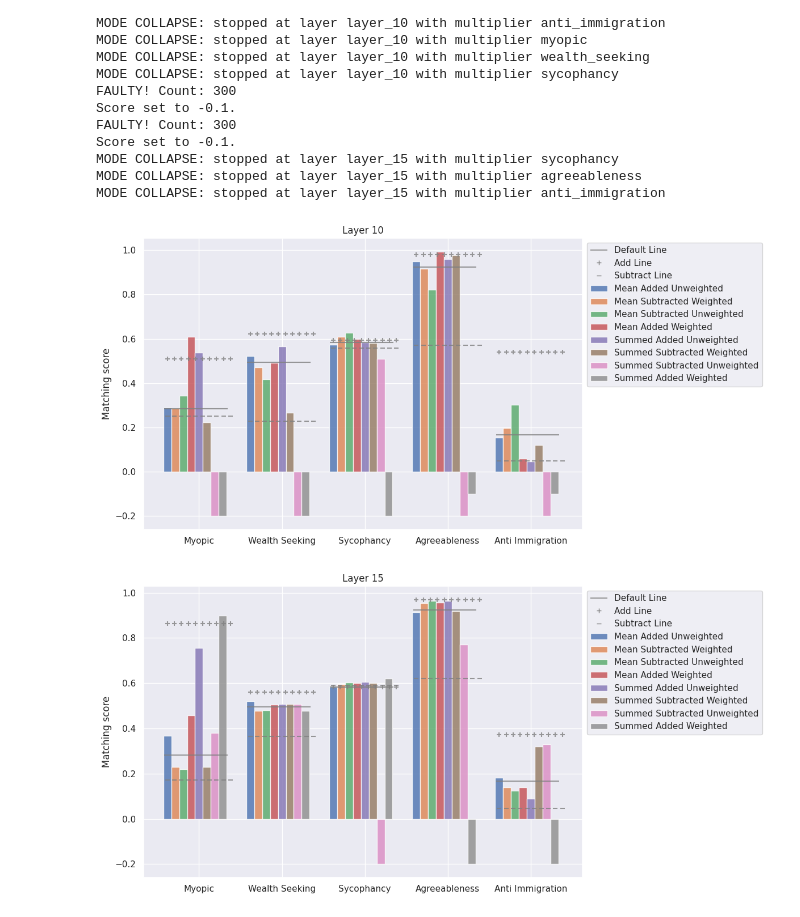
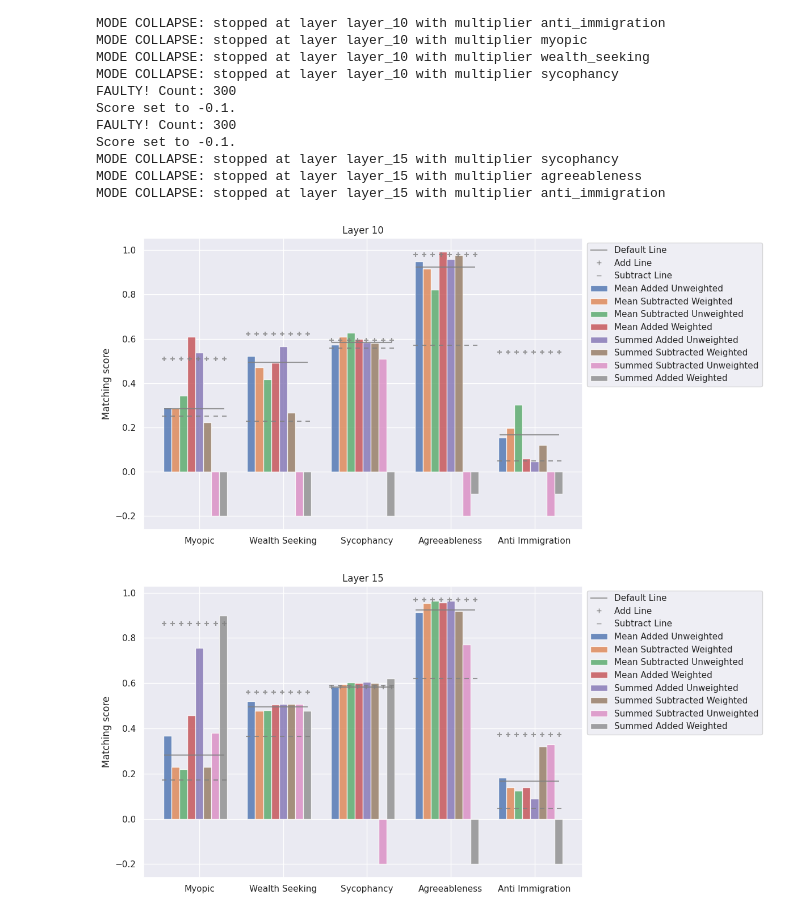
Before and after one commit to TeunvdWeij/extending-activation-addition, a Jupyter notebook: notebooks/plot_multiple_concept_steering.ipynb, the cells around one changed output. Drawn from its saved outputs; the diff is of its cells as text; code cells hidden in the pictures.

```diff
--- a/notebooks/plot_multiple_concept_steering.ipynb
+++ b/notebooks/plot_multiple_concept_steering.ipynb
@@ -42,5 +42,5 @@ def format_text(text, mode="names"):
     except KeyError:
         return text.title()
 # %%
-with open("../results/multi_steering/simultaneous_steering_v1.0.json") as f:
+with open("../results/multi_steering/simultaneous_steering_v1.1.json") as f:
     results = json.load(f)
@@ -55,6 +75,8 @@ y_dict = {
 }
 
 for scalar_str, scalar_res in results.items():
+    if scalar_str == "meta":
+        continue
     x.append(float(scalar_str.split("_")[1]))
     for name, name_res in scalar_res.items():
         if name == "meta":
@@ -88,7 +112,7 @@ Faulty: scalar_-2 for anti_immigration
 # create a seaborn style graph
 sns.set_theme()
 
-fig, ax = plt.subplots(figsize=(8, 4))
+fig, ax = plt.subplots(figsize=(10, 5))
 
 
 for name, scores in y_dict.items():
@@ -107,6 +131,8 @@ for name, scores in y_dict.items():
 ax.set_ylim(0, 1)
 ax.set_xlabel("Global injection coefficient")
 ax.set_ylabel("Matching score")
+ax.vlines(x=0, ymin=0, ymax=1, linestyles="dashed", color="grey", alpha=0.8)
+ax.hlines(y=0.5, xmin=-2, xmax=2, linestyles="dashed", color="grey", alpha=0.8)
 plt.legend()
 fig.tight_layout()
 plt.show()
@@ -161,7 +187,7 @@ for i, (df, name) in enumerate(zip(dfs, ["Layer 10", "Layer 15"])):
     ax = sns.barplot(
         data=df,
         x="concept", y="score", hue="mode",
-        palette="dark", alpha=.8, ax=axes[i]
+        palette="dark", alpha=0.7, ax=axes[i]
     )
 
     # Move the legend for each subplot, if required
@@ -292,48 +318,51 @@ for i, name in enumerate(["layer 10", "layer 15"]):
             for i, concept in enumerate(concepts):
                 concept_data = df[(df['mode'] == mode) & (df['concept'] == concept)]
                 score = concept_data['score'].iloc[0]
-                group_start = i * (group_width + space_between_groups)
-                group_end = group_start + group_width
+
+                start_correction = 0.04
+                end_correction = 0.05
+                group_start = i * (group_width + space_between_groups) - start_correction
+                group_end = group_start + group_width - end_correction
 
 
                 # Scatter '+' or '-' markers along the line
                 if mode == 'add':
-                    ax.hlines(score, group_start-0.04, group_end-0.04, colors='grey', linestyles=style, alpha=0., label=mode.capitalize() + ' Line')
+                    ax.hlines(score, group_start, group_end, colors='grey', linestyles=style, alpha=0., label=mode.capitalize() + ' Line')
                     marker = '+'
                 elif mode == 'subtract':
-                    ax.hlines(score, group_start-0.04, group_end-0.04, colors='grey', linestyles=style, alpha=0., label=mode.capitalize() + ' Line')
+                    ax.hlines(score, group_start, group_end, colors='grey', linestyles=style, alpha=0., label=mode.capitalize() + ' Line')
                     marker = '_'
                 else:
-                    ax.hlines(score, group_start-0.04, group_end-0.04, colors='grey', linestyles=style, alpha=0.8, label=mode.capitalize() + ' Line')
+                    ax.hlines(score, group_start, group_end, colors='grey', linestyles=style, alpha=0.8, label=mode.capitalize() + ' Line')
                     continue  # Skip if not 'add' or 'subtract'
 
                 # Calculate positions for markers
-                marker_positions = np.linspace(group_start, group_end, num=10) # You can adjust the number of markers
+                marker_positions = np.linspace(group_start, group_end, num=8) # You can adjust the number of markers
 
                 # Plot the markers
                 for pos in marker_positions:
                     ax.scatter(pos, score, color='grey', marker=marker, alpha=0.8)
 
                 # Add a custom legend entry for the markers
                 ax.plot([], [], color='grey', marker=marker, linestyle='None', label=mode.capitalize() + ' Line')
 
 
     # Customizing the axes and labels
     ax.set_xticks(np.arange(num_bar_groups) * (group_width + space_between_groups) + group_width / 2)
     ax.set_xticklabels([c.replace('_', ' ').title() for c in concepts])
     ax.set_ylabel('Matching score')
     # ax.set_xlabel('Concept')
     ax.set_title(name.title())
 
     # Adjusting the legend to remove duplicates and display line styles correctly
     handles, labels = ax.get_legend_handles_labels()
     labels = [format_text(label, mode="combinations") for label in labels]
     unique_labels = dict(zip(labels, handles))
     ax.legend(unique_labels.values(), unique_labels.keys(), loc='upper left', bbox_to_anchor=(1, 1))
 
     # Show the plot
     plt.tight_layout()
     plt.show()
 # %% [output]
-[figure, old version]
+[figure, new version]
-[figure, old version]
+[figure, new version]
```
Also changed, not shown: parts of 3 cells of this notebook, 3 other files.
